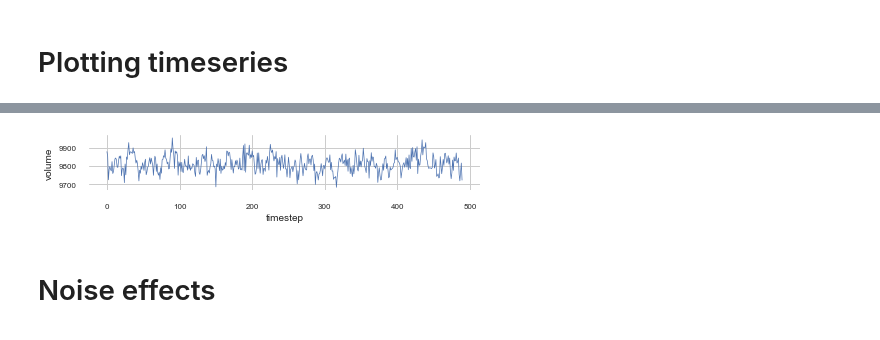
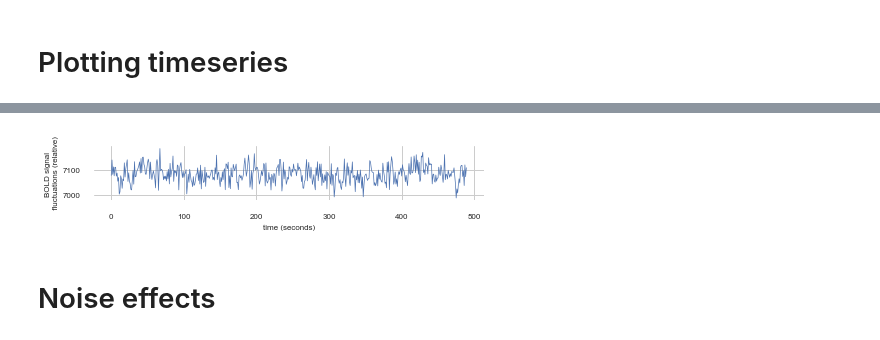
Before and after one commit to kamilest/brain-age-gnn, a Jupyter notebook: notebooks/model_selection.ipynb, the cells around one changed output, grey strips where cells are left out. Drawn from its saved outputs; the diff is of its cells as text; code cells hidden in the pictures.

Commit message:
Model selection notebook and figure updates

```diff
--- a/notebooks/model_selection.ipynb
+++ b/notebooks/model_selection.ipynb
@@ -310,0 +311,3 @@ plt.savefig('figs/fmri.pdf',  bbox_inches='tight', pad_inches=0.1)
+# %%
+df_ts1['variable'] = df_ts1['variable'] / 0.73
+df_ts1
@@ -311,16 +328,16 @@ plt.savefig('figs/fmri.pdf',  bbox_inches='tight', pad_inches=0.1)
 # %%
 fig, ax = plt.subplots(figsize=(7,1))
-df_ts1 = pd.DataFrame(example_ts2).melt()
-df_ts1['variable'] = df_ts1.index
+# df_ts1 = pd.DataFrame(example_ts2).melt()
+# df_ts1['variable'] = df_ts1.index
 sns.set_style("whitegrid")
 ax = sns.lineplot(x="variable", y="value", data=df_ts1, ax=ax)
-ax.set_ylabel('volume')
-ax.set_xlabel('timestep')
+ax.set_ylabel('BOLD signal\n fluctuations (relative)')
+ax.set_xlabel('time (seconds)')
 sns.despine(left=True, bottom=True)
 
 plt.savefig('figs/fmri.pdf',  bbox_inches='tight', pad_inches=0.1)
 # %% [output]
-[figure, old version]
+[figure, new version]
 # %% [markdown]
 # Noise effects
 # %%
```
Also changed, not shown: parts of 7 cells of this notebook, 6 other files.
